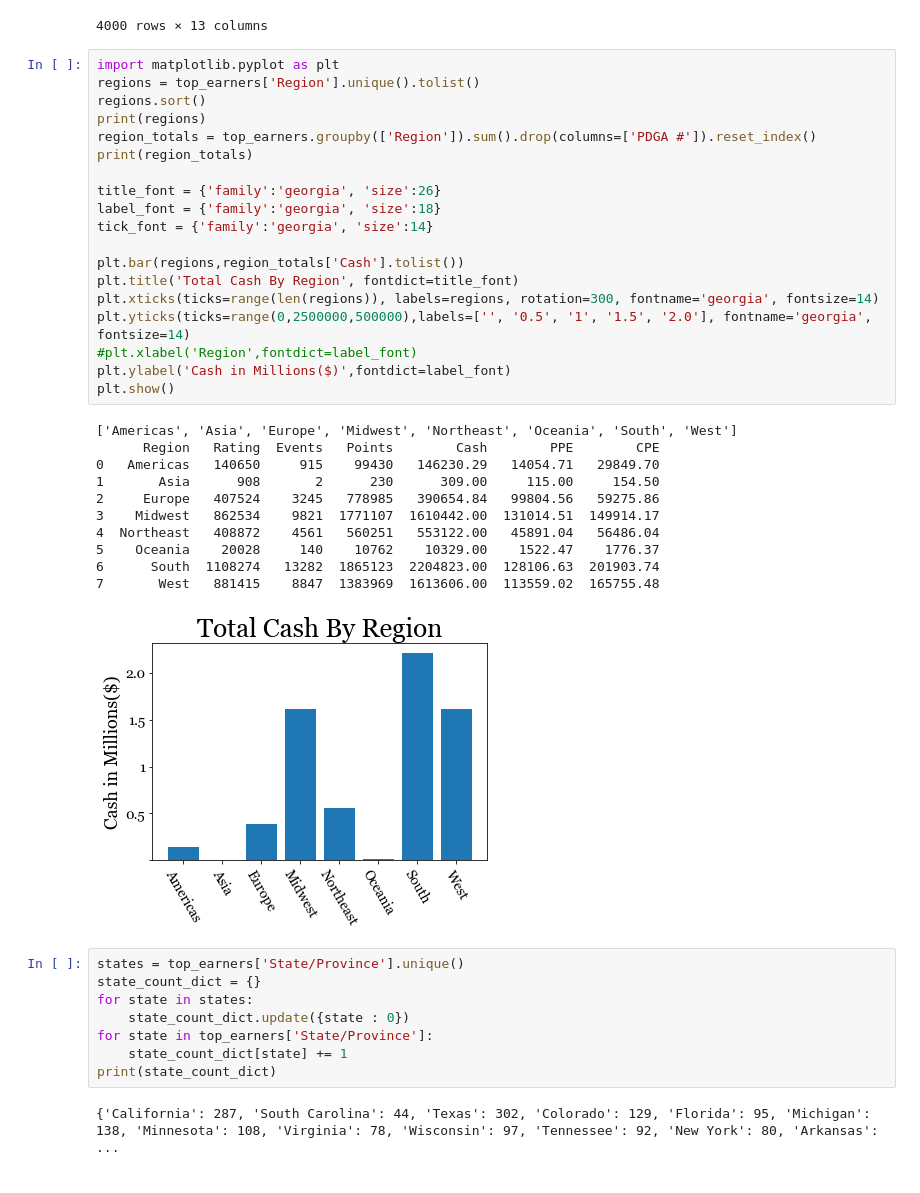
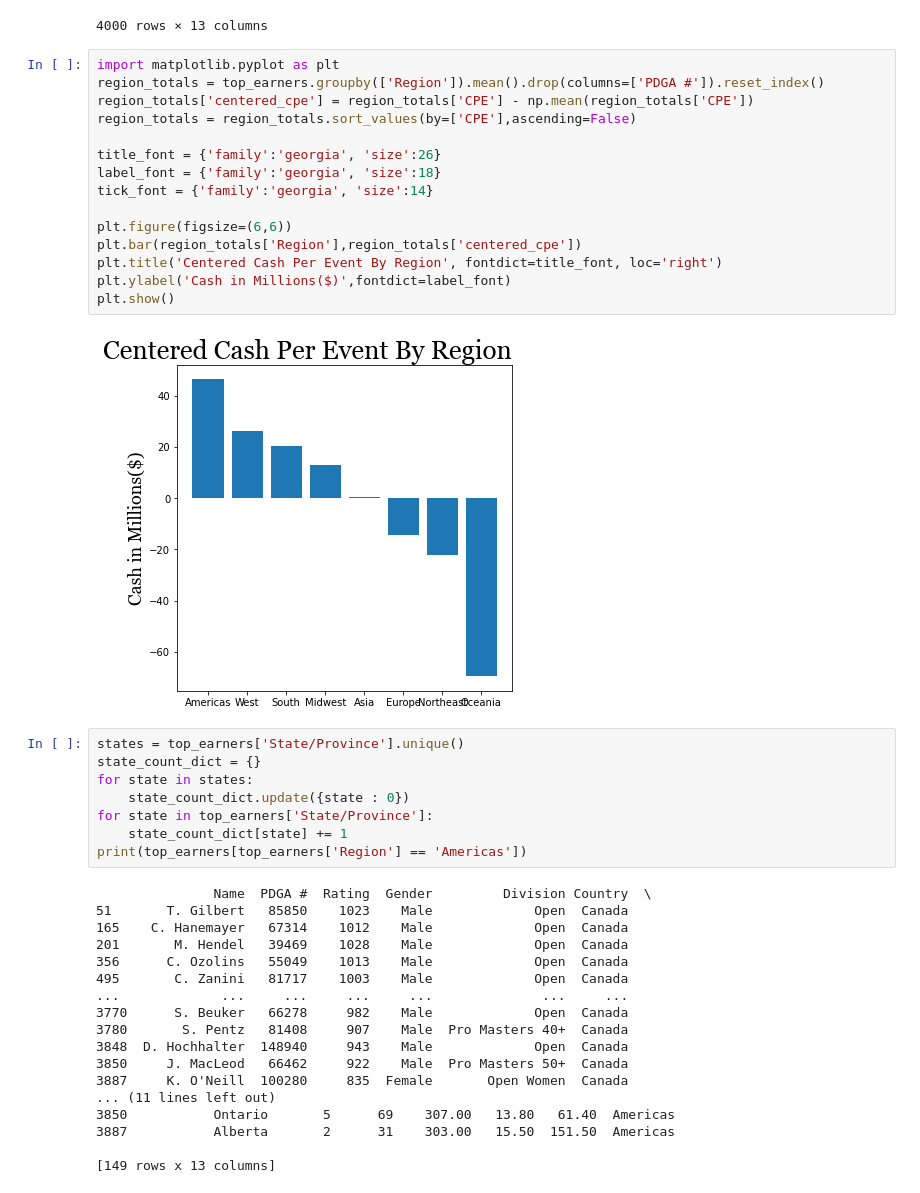
Before and after one commit to nicholastbolick/Disc-Golf-Stats, a Jupyter notebook: Top Earning Disc Golfers.ipynb, the cells around one changed output. Cells and saved outputs as stored; diff of their text form.

```diff
--- a/Top Earning Disc Golfers.ipynb
+++ b/Top Earning Disc Golfers.ipynb
@@ -140,35 +141,21 @@ top_earners
 4000 rows × 13 columns
 # %%
 import matplotlib.pyplot as plt
-regions = top_earners['Region'].unique().tolist()
-regions.sort()
-print(regions)
-region_totals = top_earners.groupby(['Region']).sum().drop(columns=['PDGA #']).reset_index()
-print(region_totals)
+region_totals = top_earners.groupby(['Region']).mean().drop(columns=['PDGA #']).reset_index()
+region_totals['centered_cpe'] = region_totals['CPE'] - np.mean(region_totals['CPE'])
+region_totals = region_totals.sort_values(by=['CPE'],ascending=False)
 
 title_font = {'family':'georgia', 'size':26}
 label_font = {'family':'georgia', 'size':18}
 tick_font = {'family':'georgia', 'size':14}
 
-plt.bar(regions,region_totals['Cash'].tolist())
-plt.title('Total Cash By Region', fontdict=title_font)
-plt.xticks(ticks=range(len(regions)), labels=regions, rotation=300, fontname='georgia', fontsize=14)
-plt.yticks(ticks=range(0,2500000,500000),labels=['', '0.5', '1', '1.5', '2.0'], fontname='georgia', fontsize=14)
-#plt.xlabel('Region',fontdict=label_font)
+plt.figure(figsize=(6,6))
+plt.bar(region_totals['Region'],region_totals['centered_cpe'])
+plt.title('Centered Cash Per Event By Region', fontdict=title_font, loc='right')
 plt.ylabel('Cash in Millions($)',fontdict=label_font)
 plt.show()
 # %% [output]
-['Americas', 'Asia', 'Europe', 'Midwest', 'Northeast', 'Oceania', 'South', 'West']
-      Region   Rating  Events   Points        Cash        PPE        CPE
-0   Americas   140650     915    99430   146230.29   14054.71   29849.70
-1       Asia      908       2      230      309.00     115.00     154.50
-2     Europe   407524    3245   778985   390654.84   99804.56   59275.86
-3    Midwest   862534    9821  1771107  1610442.00  131014.51  149914.17
-4  Northeast   408872    4561   560251   553122.00   45891.04   56486.04
-5    Oceania    20028     140    10762    10329.00    1522.47    1776.37
-6      South  1108274   13282  1865123  2204823.00  128106.63  201903.74
-7       West   881415    8847  1383969  1613606.00  113559.02  165755.48
-[figure, old version]
+[figure, new version]
 # %%
 states = top_earners['State/Province'].unique()
 state_count_dict = {}
@@ -176,6 +163,22 @@ for state in states:
     state_count_dict.update({state : 0})
 for state in top_earners['State/Province']:
     state_count_dict[state] += 1
-print(state_count_dict)
+print(top_earners[top_earners['Region'] == 'Americas'])
 # %% [output]
-{'California': 287, 'South Carolina': 44, 'Texas': 302, 'Colorado': 129, 'Florida': 95, 'Michigan': 138, 'Minnesota': 108, 'Virginia': 78, 'Wisconsin': 97, 'Tennessee': 92, 'New York': 80, 'Arkansas': ...
+               Name  PDGA #  Rating  Gender         Division Country  \
+51       T. Gilbert   85850    1023    Male             Open  Canada
+165    C. Hanemayer   67314    1012    Male             Open  Canada
+201       M. Hendel   39469    1028    Male             Open  Canada
+356      C. Ozolins   55049    1013    Male             Open  Canada
+495       C. Zanini   81717    1003    Male             Open  Canada
+...             ...     ...     ...     ...              ...     ...
+3770      S. Beuker   66278     982    Male             Open  Canada
+3780       S. Pentz   81408     907    Male  Pro Masters 40+  Canada
+3848  D. Hochhalter  148940     943    Male             Open  Canada
+3850     J. MacLeod   66462     922    Male  Pro Masters 50+  Canada
+3887     K. O'Neill  100280     835  Female       Open Women  Canada
+... (11 lines left out)
+3850           Ontario       5      69    307.00   13.80   61.40  Americas
+3887           Alberta       2      31    303.00   15.50  151.50  Americas
+
+[149 rows x 13 columns]
```
Also changed, not shown: parts of 9 cells of this notebook.
